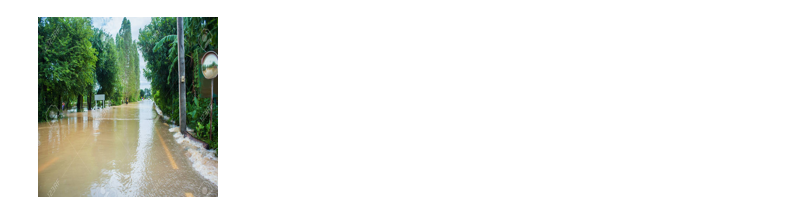
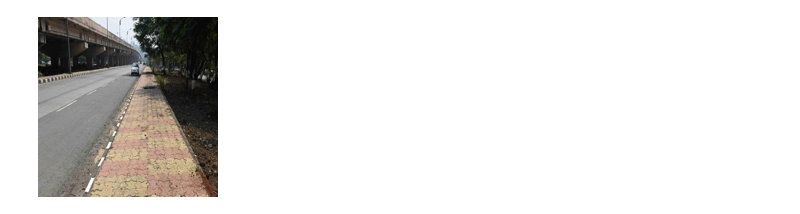
Before and after one commit to JimTaeH/MLOps323, a Jupyter notebook: Model-Testing-API.ipynb, the cells around one changed output. Saved outputs shown, nothing was run; the diff lists cells and outputs as text; code cells hidden in the pictures.

```diff
--- a/Model-Testing-API.ipynb
+++ b/Model-Testing-API.ipynb
@@ -11,12 +12,12 @@ endpoint_url = 'http://51e52b73-5032-4bca-9640-fb8d0dc30e9e.eastus2.azurecontain
 # %%
 # send a random row from the test set to score
-input_data = "https://previews.123rf.com/images/natara/natara1802/natara180200134/96748251-floods-have-flooded-a-street-flooded-street-after-heavy-rain-.jpg"
+input_data = "https://images.hindustantimes.com/rf/image_size_630x354/HT/p2/2019/07/22/Pictures/manhole_571c2afa-ac07-11e9-8ce3-2af94b9ec815.jpg"
 response = requests.get(input_data)
 img = Image.open(BytesIO(response.content))
 img = img.resize((180, 180))
 img
 # %% [output]
-[figure, old version]
+[figure, new version]
 # %%
 resp = requests.post(endpoint_url, input_data, headers=headers)
 
```
Also changed, not shown: parts of 2 cells of this notebook.
